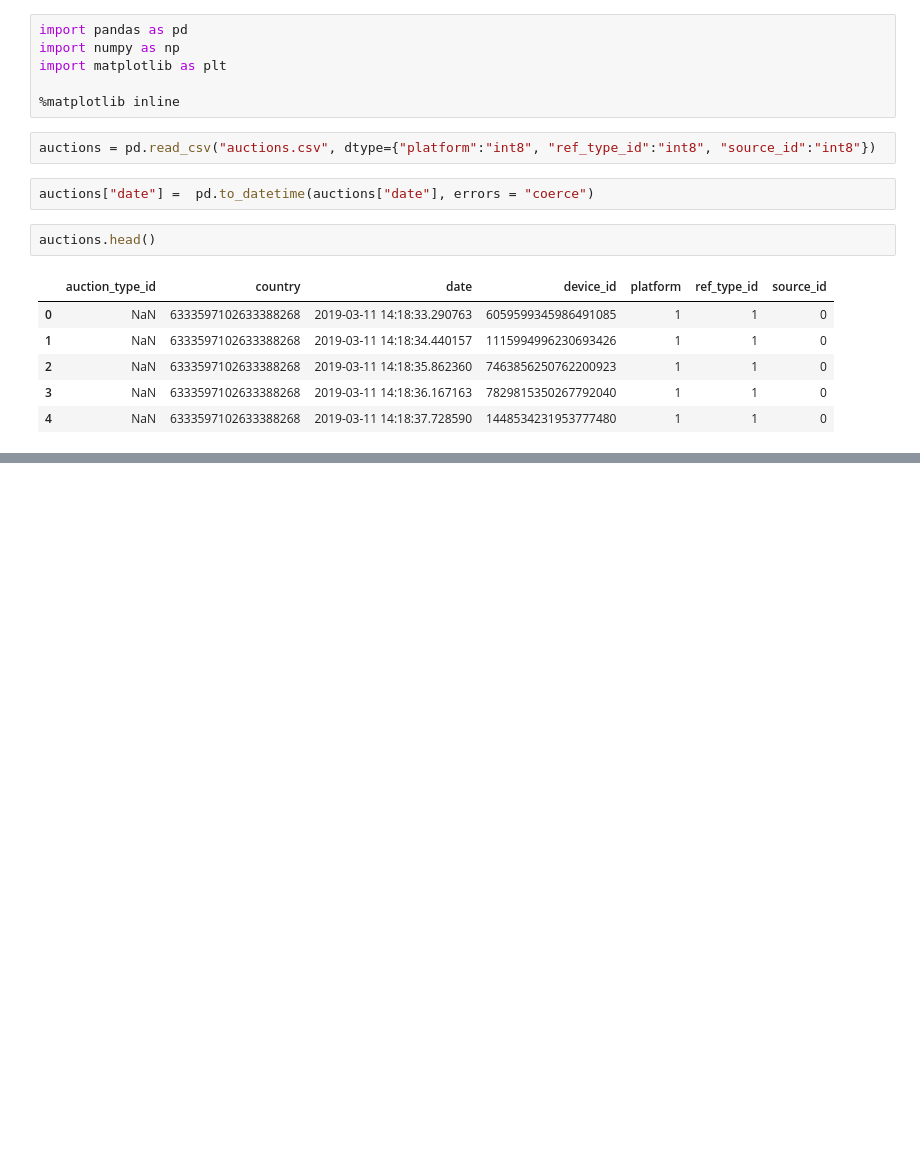
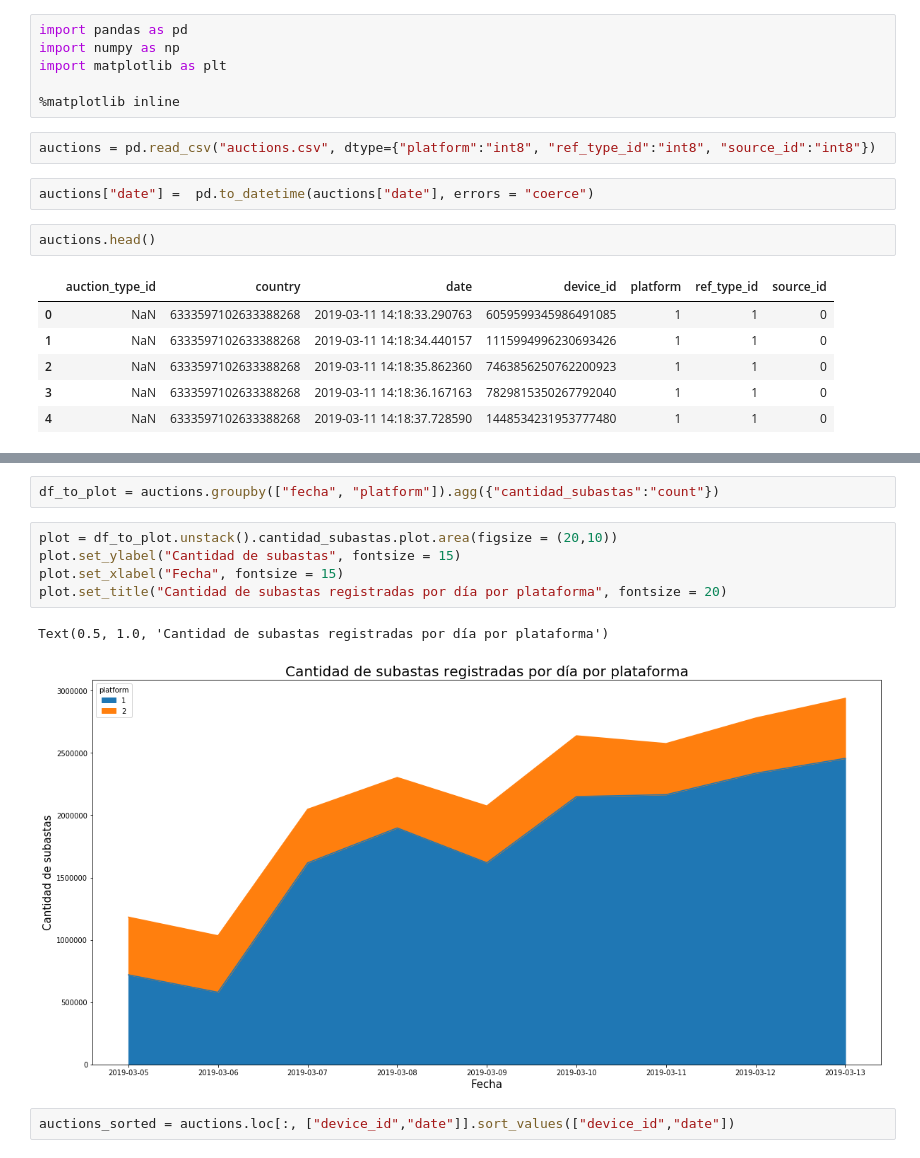
Before and after one commit to AlejandroKler/Datanesa, a Jupyter notebook: Analisis_subastas.ipynb, the cells around one changed output, grey strips where cells are left out. Drawn from its saved outputs; the diff is of its cells as text; blank space fills up the shorter version.

```diff
--- a/Analisis_subastas.ipynb
+++ b/Analisis_subastas.ipynb
@@ -59,0 +31,12 @@ dtype: float64
+# %%
+df_to_plot = auctions.groupby(["fecha", "platform"]).agg({"cantidad_subastas":"count"})
+# %%
+plot = df_to_plot.unstack().cantidad_subastas.plot.area(figsize = (20,10))
+plot.set_ylabel("Cantidad de subastas", fontsize = 15)
+plot.set_xlabel("Fecha", fontsize = 15)
+plot.set_title("Cantidad de subastas registradas por día por plataforma", fontsize = 20)
+# %% [output]
+Text(0.5, 1.0, 'Cantidad de subastas registradas por día por plataforma')
+[figure, added]
+# %%
+auctions_sorted = auctions.loc[:, ["device_id","date"]].sort_values(["device_id","date"])
```
Also changed, not shown: parts of 10 cells of this notebook, 1 other file.
